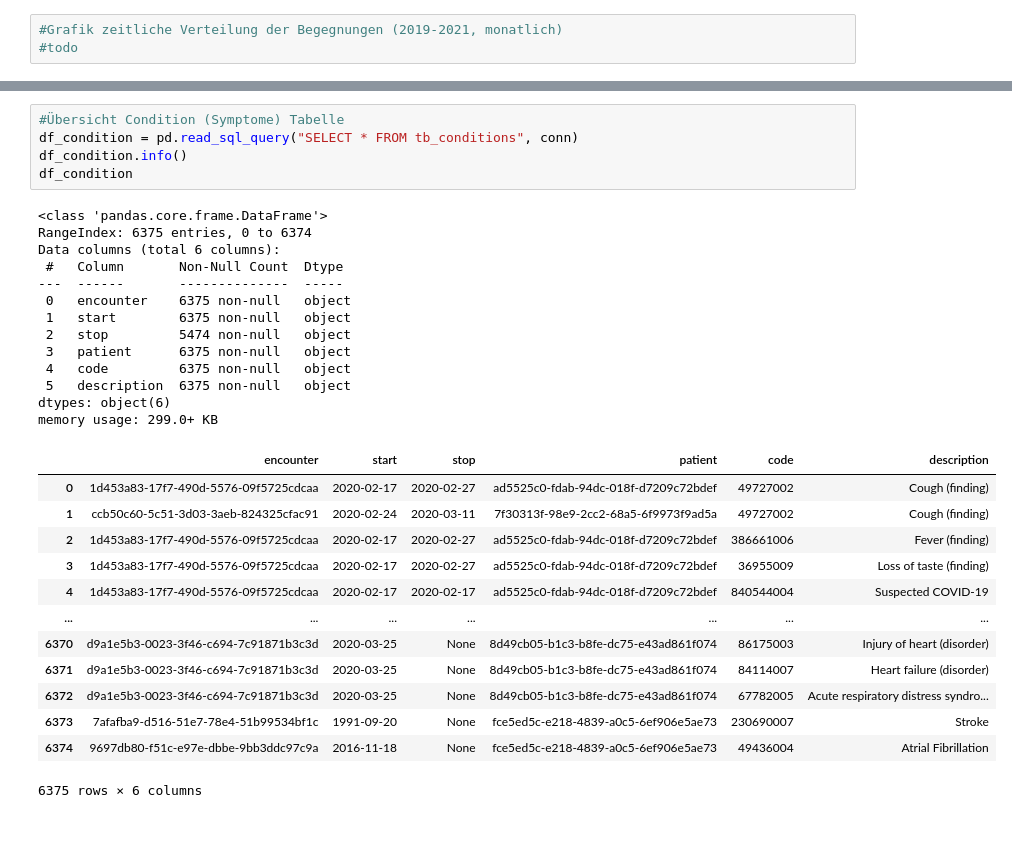
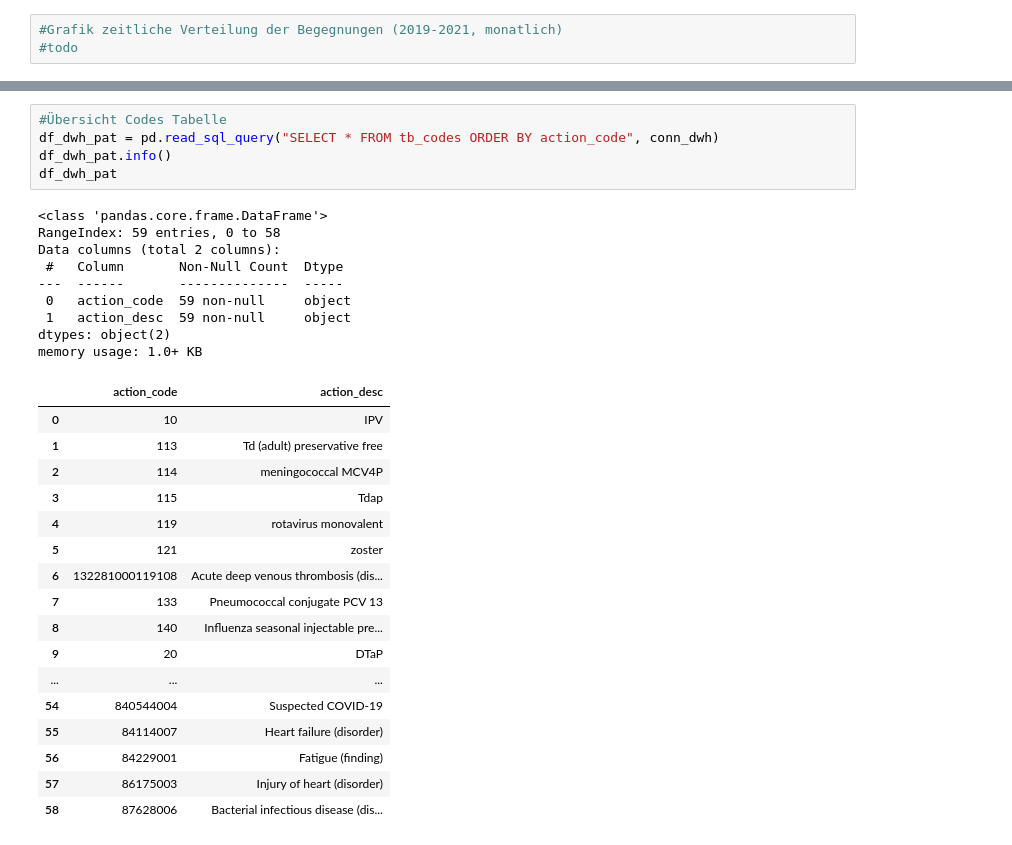
Before and after one commit to MarisaRies/covir, a Jupyter notebook: COVIR.ipynb, the cells around one changed output, grey strips where cells are left out. Cells and saved outputs as stored; diff of their text form.

```diff
--- a/COVIR.ipynb
+++ b/COVIR.ipynb
@@ -225,32 +366,32 @@ plt.show()
 # %%
-#Übersicht Condition (Symptome) Tabelle
-df_condition = pd.read_sql_query("SELECT * FROM tb_conditions", conn)
-df_condition.info()
-df_condition
+#Übersicht Codes Tabelle
+df_dwh_pat = pd.read_sql_query("SELECT * FROM tb_codes ORDER BY action_code", conn_dwh)
+df_dwh_pat.info()
+df_dwh_pat
 # %% [output]
 <class 'pandas.core.frame.DataFrame'>
-RangeIndex: 6375 entries, 0 to 6374
-Data columns (total 6 columns):
+RangeIndex: 59 entries, 0 to 58
+Data columns (total 2 columns):
  #   Column       Non-Null Count  Dtype
 ---  ------       --------------  -----
- 0   encounter    6375 non-null   object
- 1   start        6375 non-null   object
- 2   stop         5474 non-null   object
- 3   patient      6375 non-null   object
- 4   code         6375 non-null   object
- 5   description  6375 non-null   object
-dtypes: object(6)
-memory usage: 299.0+ KB
+ 0   action_code  59 non-null     object
+ 1   action_desc  59 non-null     object
+dtypes: object(2)
+memory usage: 1.0+ KB
-|  | encounter | start | stop | patient | code | description |
-| 0 | 1d453a83-17f7-490d-5576-09f5725cdcaa | 2020-02-17 | 2020-02-27 | ad5525c0-fdab-94dc-018f-d7209c72bdef | 49727002 | Cough (finding) |
-| 1 | ccb50c60-5c51-3d03-3aeb-824325cfac91 | 2020-02-24 | 2020-03-11 | 7f30313f-98e9-2cc2-68a5-6f9973f9ad5a | 49727002 | Cough (finding) |
-| 2 | 1d453a83-17f7-490d-5576-09f5725cdcaa | 2020-02-17 | 2020-02-27 | ad5525c0-fdab-94dc-018f-d7209c72bdef | 386661006 | Fever (finding) |
-| 3 | 1d453a83-17f7-490d-5576-09f5725cdcaa | 2020-02-17 | 2020-02-27 | ad5525c0-fdab-94dc-018f-d7209c72bdef | 36955009 | Loss of taste (finding) |
-| 4 | 1d453a83-17f7-490d-5576-09f5725cdcaa | 2020-02-17 | 2020-02-17 | ad5525c0-fdab-94dc-018f-d7209c72bdef | 840544004 | Suspected COVID-19 |
-| ... | ... | ... | ... | ... | ... | ... |
-| 6370 | d9a1e5b3-0023-3f46-c694-7c91871b3c3d | 2020-03-25 | None | 8d49cb05-b1c3-b8fe-dc75-e43ad861f074 | 86175003 | Injury of heart (disorder) |
-| 6371 | d9a1e5b3-0023-3f46-c694-7c91871b3c3d | 2020-03-25 | None | 8d49cb05-b1c3-b8fe-dc75-e43ad861f074 | 84114007 | Heart failure (disorder) |
-| 6372 | d9a1e5b3-0023-3f46-c694-7c91871b3c3d | 2020-03-25 | None | 8d49cb05-b1c3-b8fe-dc75-e43ad861f074 | 67782005 | Acute respiratory distress syndro... |
-| 6373 | 7afafba9-d516-51e7-78e4-51b99534bf1c | 1991-09-20 | None | fce5ed5c-e218-4839-a0c5-6ef906e5ae73 | 230690007 | Stroke |
-| 6374 | 9697db80-f51c-e97e-dbbe-9bb3ddc97c9a | 2016-11-18 | None | fce5ed5c-e218-4839-a0c5-6ef906e5ae73 | 49436004 | Atrial Fibrillation |
+|  | action_code | action_desc |
+| 0 | 10 | IPV |
+| 1 | 113 | Td (adult) preservative free |
+| 2 | 114 | meningococcal MCV4P |
+| 3 | 115 | Tdap |
+| 4 | 119 | rotavirus monovalent |
+| 5 | 121 | zoster |
+| 6 | 132281000119108 | Acute deep venous thrombosis (dis... |
+| 7 | 133 | Pneumococcal conjugate PCV 13 |
+| 8 | 140 | Influenza seasonal injectable pre... |
+| 9 | 20 | DTaP |
+| ... | ... | ... |
+| 54 | 840544004 | Suspected COVID-19 |
+| 55 | 84114007 | Heart failure (disorder) |
+| 56 | 84229001 | Fatigue (finding) |
+| 57 | 86175003 | Injury of heart (disorder) |
+| 58 | 87628006 | Bacterial infectious disease (dis... |
-6375 rows × 6 columns
```
Also changed, not shown: parts of 23 cells of this notebook.
